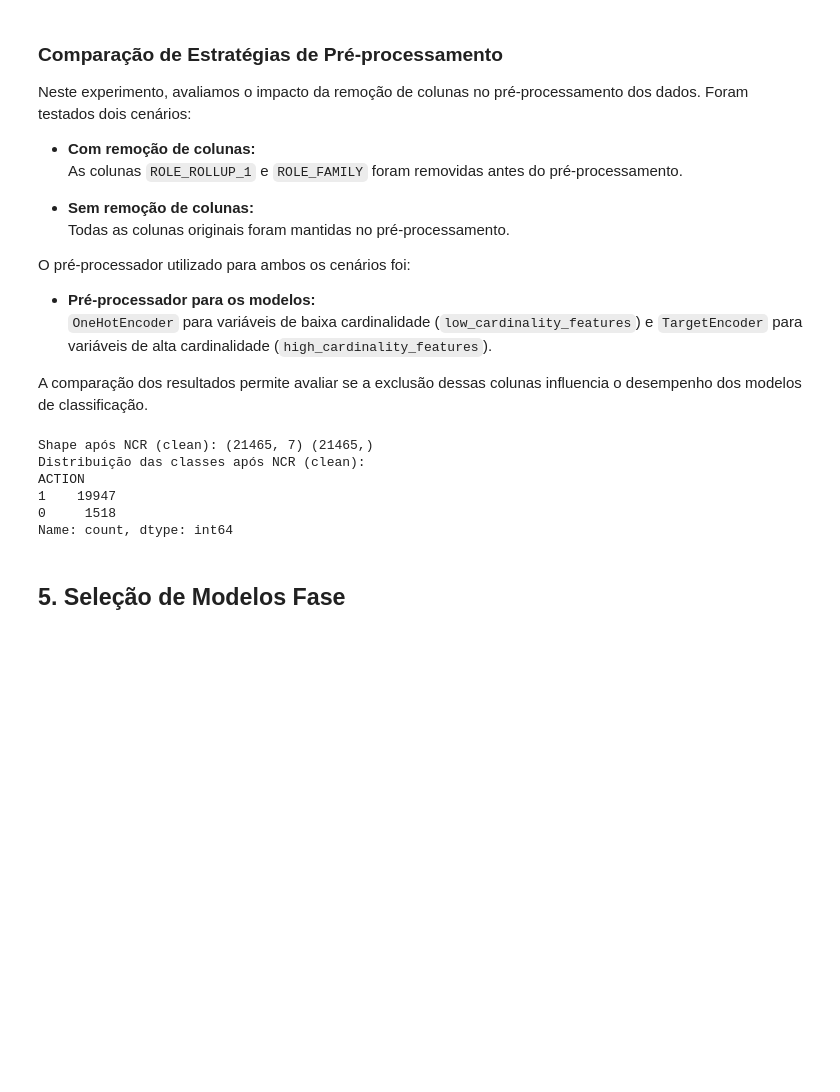
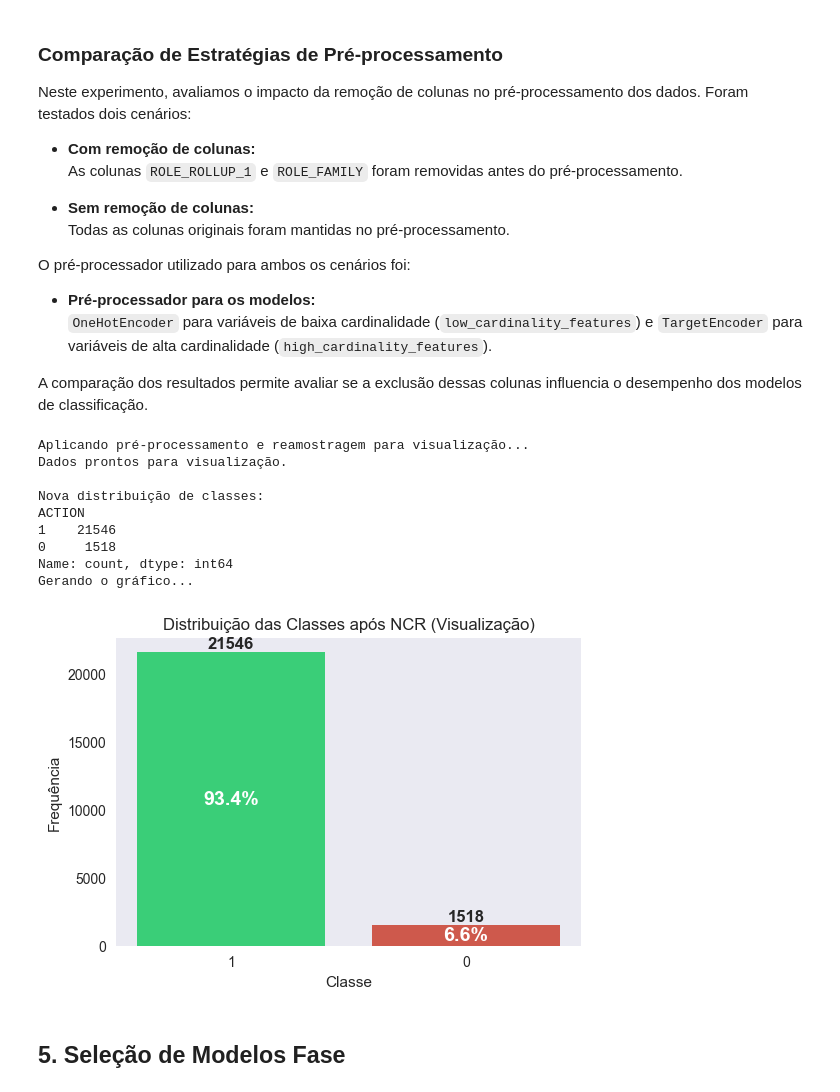
Before and after one commit to Eduardocin/employee-access-predictor, a Jupyter notebook: projeto_models.ipynb, the cells around one changed output. Cells and saved outputs as stored; diff of their text form; code cells hidden in the pictures; blank space fills up the shorter version.

```diff
--- a/projeto_models.ipynb
+++ b/projeto_models.ipynb
@@ -187,25 +212,64 @@ def create_pipeline(classifier, use_full=False):
         ('classifier', classifier)
     ])
-# %%
-# Aplicar o NeighbourhoodCleaningRule nos dados "clean" (X_train_clean, y_train)
-ncr_clean = NeighbourhoodCleaningRule(
-    sampling_strategy='majority',
-    n_neighbors=5,
-    kind_sel='mode',
-    n_jobs=-1
-)
-X_ncr_clean, y_ncr_clean = ncr_clean.fit_resample(X_train_clean, y_train)
-
-print("Shape após NCR (clean):", X_ncr_clean.shape, y_ncr_clean.shape)
-print("Distribuição das classes após NCR (clean):")
-print(y_ncr_clean.value_counts())
-# %% [output]
-Shape após NCR (clean): (21465, 7) (21465,)
-Distribuição das classes após NCR (clean):
-ACTION
-1    19947
-0     1518
-Name: count, dtype: int64
+# %%
+# 1. Crie um pipeline apenas com as etapas de pré-processamento e reamostragem
+ncr_resampler_vis = NeighbourhoodCleaningRule(
+    sampling_strategy='majority',
+    n_neighbors=5,
+    kind_sel='mode',
+    n_jobs=-1
+)
+
+visualization_pipeline = ImbPipeline(steps=[
+    ('preprocessor', preprocessor_clean),
+    ('resampler', ncr_resampler_vis)
+])
+
+# 2. Aplique o pipeline aos dados de treino originais para obter os dados reamostrados
+#    Este passo é SOMENTE para a visualização
+print("Aplicando pré-processamento e reamostragem para visualização...")
+X_vis, y_vis = visualization_pipeline.fit_resample(X_train_clean, y_train)
+print("Dados prontos para visualização.")
+print("\nNova distribuição de classes:")
+print(y_vis.value_counts())
+
+# 3. Use o seu código de plotagem com a nova variável 'y_vis'
+print("Gerando o gráfico...")
+counts = y_vis.value_counts()
+proportions = y_vis.value_counts(normalize=True)
+
+# Visualização gráfica
+plt.figure(figsize=(6,4))
+bars = plt.bar(counts.index.astype(str), counts.values, color=["#3ACE78", "#CE594C"])
+plt.title("Distribuição das Classes após NCR (Visualização)")
+plt.xlabel("Classe")
+plt.ylabel("Frequência")
+for bar, count, prop in zip(bars, counts.values, proportions.values):
+    plt.text(
+        bar.get_x() + bar.get_width()/2.,
+        bar.get_height()/2,
+        f'{prop:.1%}',
+        ha='center', va='center', fontweight='bold', color='white', fontsize=14
+    )
+    plt.text(
+        bar.get_x() + bar.get_width()/2.,
+        bar.get_height() + 50,
+        f'{count}',
+        ha='center', va='bottom', fontweight='bold'
+    )
+plt.grid(False)
+plt.show()
+# %% [output]
+Aplicando pré-processamento e reamostragem para visualização...
+Dados prontos para visualização.
+
+Nova distribuição de classes:
+ACTION
+1    21546
+0     1518
+Name: count, dtype: int64
+Gerando o gráfico...
+[figure, added]
 # %% [markdown]
 ## 5. Seleção de Modelos Fase
 # %% [markdown]
```
Also changed, not shown: parts of 27 cells of this notebook, 1 other file.
